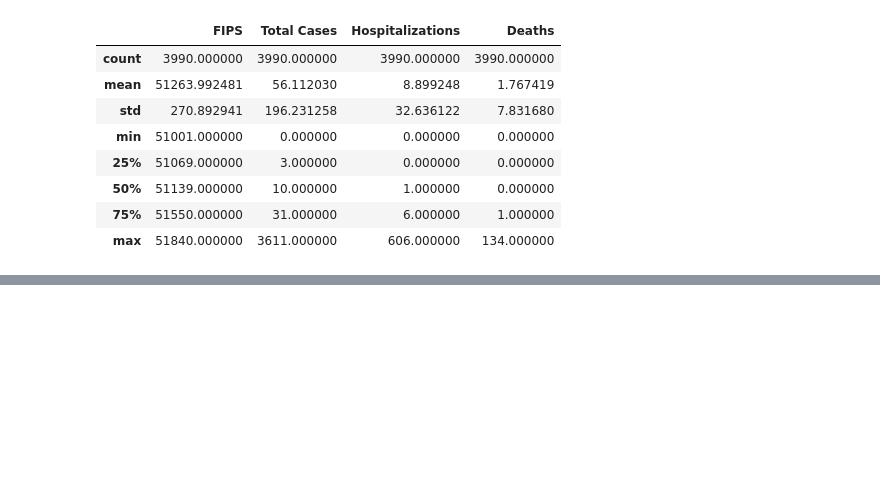
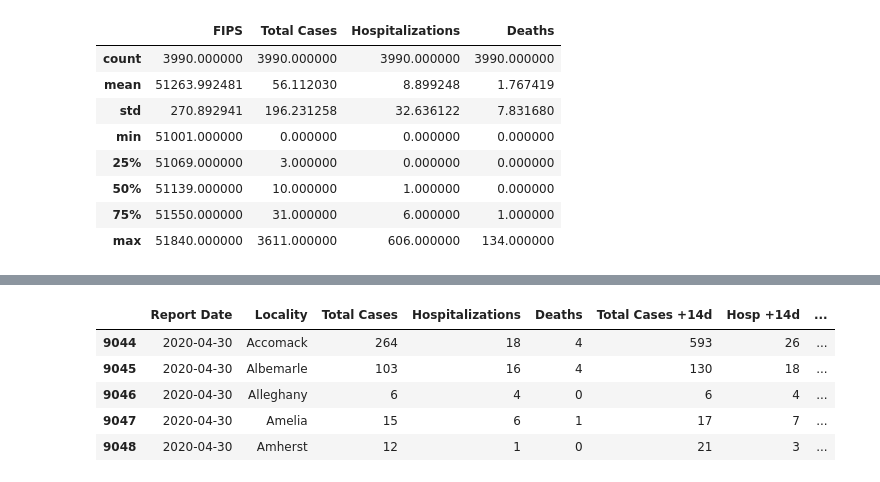
Before and after one commit to BeLacy87/final-project, a Jupyter notebook: final_project_training_data.ipynb, the cells around one changed output, grey strips where cells are left out. Saved outputs shown, nothing was run; the diff lists cells and outputs as text; code cells hidden in the pictures; blank space fills up the shorter version.

```diff
--- a/final_project_training_data.ipynb
+++ b/final_project_training_data.ipynb
@@ -91,16 +95,10 @@ hosp_14=[]
 death_14=[]
 
 start_date = datetime(2020,4,14)
-
 end_date = datetime(2020,5,16)
 
 for i in april_data.index:
-#     two_weeks_later=april_data["Report Date"][i] + timedelta(days=14)
     if april_data["Report Date"][i] > start_date and april_data["Report Date"][i] < end_date:
         cases_14.append(april_data["Total Cases"][i])
-
-#     if two_weeks_later <= april_data["Report Date"].max():
-#         cases_14=(april_data["Total Cases"].loc[(april_data["Report Date"]==two_weeks_later)])
-#         cases_14.append(april_data["Total Cases"].loc[(april_data["Report Date"]==two_weeks_later) & (april_data["Locality"]==locality)])
-
-#         april_data["Total Cases +14"][i]=april_data.loc[(april_data["Report Date"]==two_weeks_later)&(april_data["Locality"]==locality),april_data["Total Cases"]]
+        hosp_14.append(april_data["Hospitalizations"][i])
+        death_14.append(april_data["Deaths"][i])
@@ -178,0 +157,12 @@ death_14=[]
+# %%
+april.head()
+april_clean=april.drop(["FIPS","VDH Health District"], axis=1)
+# %%
+april_clean.head()
+# %% [output]
+|  | Report Date | Locality | Total Cases | Hospitalizations | Deaths | Total Cases +14d | Hosp +14d | ... |
+| 9044 | 2020-04-30 | Accomack | 264 | 18 | 4 | 593 | 26 | ... |
+| 9045 | 2020-04-30 | Albemarle | 103 | 16 | 4 | 130 | 18 | ... |
+| 9046 | 2020-04-30 | Alleghany | 6 | 4 | 0 | 6 | 4 | ... |
+| 9047 | 2020-04-30 | Amelia | 15 | 6 | 1 | 17 | 7 | ... |
+| 9048 | 2020-04-30 | Amherst | 12 | 1 | 0 | 21 | 3 | ... |
```
Also changed, not shown: parts of 16 cells of this notebook.
